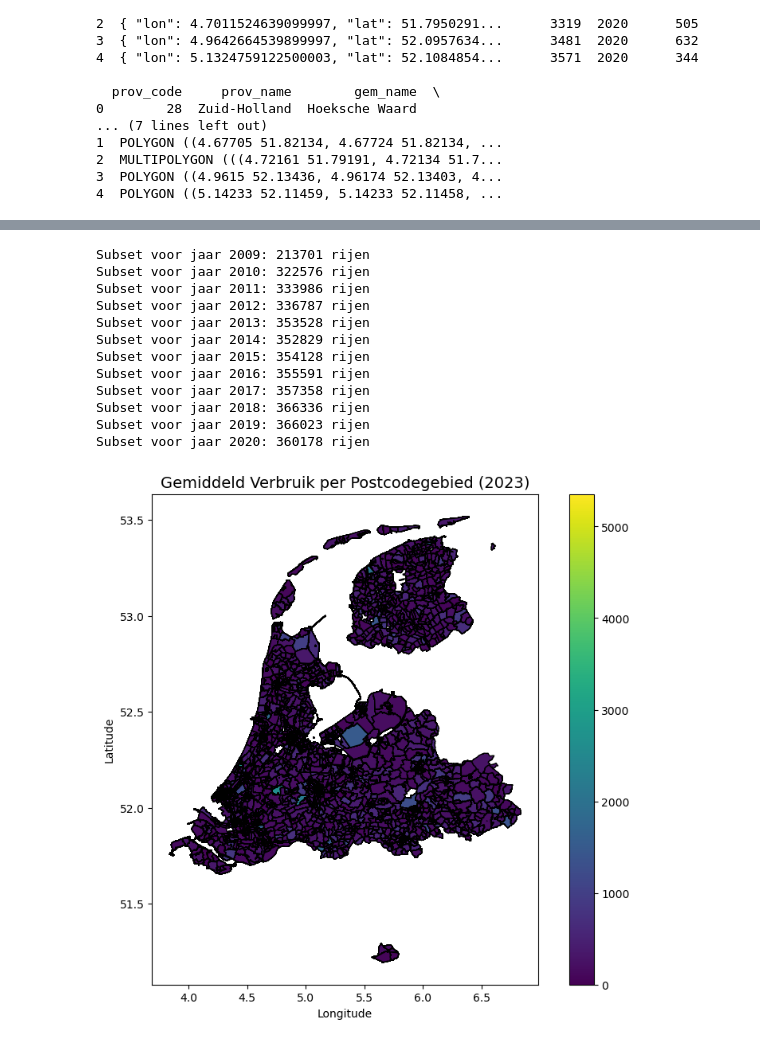
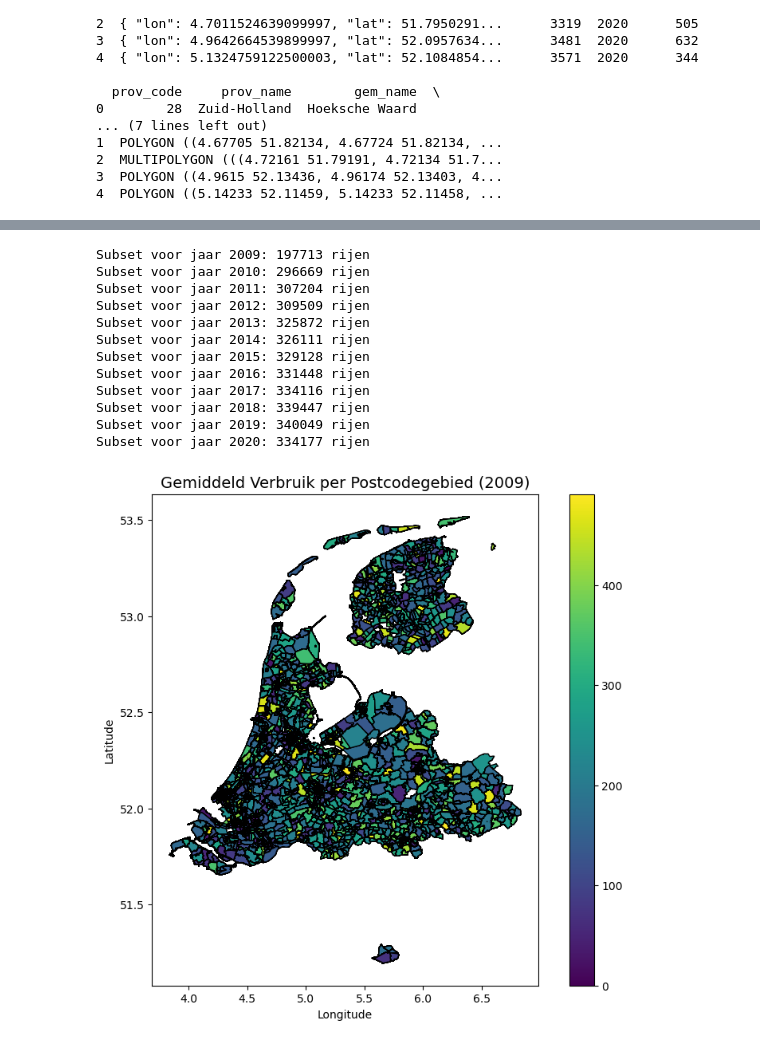
Before and after one commit to DeskThom/DE2024_ass2, a Jupyter notebook: batch/Code Batch PipeLine.ipynb, the cells around one changed output, grey strips where cells are left out. Cells and saved outputs as stored; diff of their text form; code cells hidden in the pictures.

Commit message:
Update Outliers Control Batch pipeline

```diff
--- a/batch/Code Batch PipeLine.ipynb
+++ b/batch/Code Batch PipeLine.ipynb
@@ -177,3 +177,17 @@ print(aggregated_df.head())
 2          535.312500
 3          502.647059
 4          533.176471
+# %%
+#### Outlier Removal ####
+
+Q1 = aggregated_df['gemiddeld_verbruik'].quantile(0.25)
+Q3 = aggregated_df['gemiddeld_verbruik'].quantile(0.75)
+IQR = Q3 - Q1
+
+lower_bound = Q1 - 1.5 * IQR
+upper_bound = Q3 + 1.5 * IQR
+
+aggregated_df = aggregated_df[(aggregated_df['gemiddeld_verbruik'] >= lower_bound) &
+                            (aggregated_df['gemiddeld_verbruik'] <= upper_bound)]
+
+print(aggregated_df.head())
@@ -275,16 +303,16 @@ subsets_per_year = {year: df for year, df in merged.groupby('jaar')}
 for year, subset in subsets_per_year.items():
     print(f"Subset voor jaar {year}: {len(subset)} rijen")
 # %% [output]
-Subset voor jaar 2009: 213701 rijen
-Subset voor jaar 2010: 322576 rijen
-Subset voor jaar 2011: 333986 rijen
-Subset voor jaar 2012: 336787 rijen
-Subset voor jaar 2013: 353528 rijen
-Subset voor jaar 2014: 352829 rijen
-Subset voor jaar 2015: 354128 rijen
-Subset voor jaar 2016: 355591 rijen
-Subset voor jaar 2017: 357358 rijen
-Subset voor jaar 2018: 366336 rijen
-Subset voor jaar 2019: 366023 rijen
-Subset voor jaar 2020: 360178 rijen
+Subset voor jaar 2009: 197713 rijen
+Subset voor jaar 2010: 296669 rijen
+Subset voor jaar 2011: 307204 rijen
+Subset voor jaar 2012: 309509 rijen
+Subset voor jaar 2013: 325872 rijen
+Subset voor jaar 2014: 326111 rijen
+Subset voor jaar 2015: 329128 rijen
+Subset voor jaar 2016: 331448 rijen
+Subset voor jaar 2017: 334116 rijen
+Subset voor jaar 2018: 339447 rijen
+Subset voor jaar 2019: 340049 rijen
+Subset voor jaar 2020: 334177 rijen
 # %%
@@ -292,32 +320,28 @@ Subset voor jaar 2020: 360178 rijen
 
 # for year, subset in subsets_per_year.items():
 #     subset.to_csv(f"processed_data_{year}.csv", index=False)
+# %%
+#### Visualisatie ####
+# Kies te verwerken jaar
+
+jaar = 2009
 # %%
-import geopandas as gpd
-import matplotlib.pyplot as plt
-
-# Filter data voor een specifiek jaar
-data_for_year = merged[merged['jaar'] == 2009 ]
-
-# Zorg dat het een GeoDataFrame is
+data_for_year = merged[merged['jaar'] == jaar ]
 gdf = gpd.GeoDataFrame(data_for_year, geometry='geometry')
 
-# Plot de geometrieën met kleuren op basis van 'gemiddeld_verbruik'
 fig, ax = plt.subplots(1, 1, figsize=(10, 8))
 gdf.plot(
-    column='gemiddeld_verbruik',  # De kolom waarop de kleur gebaseerd wordt
-    cmap='viridis',              # Kleurenschaal (je kunt andere proberen zoals 'plasma', 'coolwarm')
-    legend=True,                 # Voeg een legenda toe
-    ax=ax,                       # Gebruik de huidige plot-as
-    edgecolor='black'            # Zet polygon-randen op zwart voor betere zichtbaarheid
+    column='gemiddeld_verbruik',
+    cmap='viridis',
+    legend=True,
+    ax=ax,
+    edgecolor='black'
 )
 
-# Voeg titels en labels toe
-plt.title("Gemiddeld Verbruik per Postcodegebied (2023)", fontsize=14)
+plt.title(f"Gemiddeld Verbruik per Postcodegebied ({jaar})", fontsize=14)
 plt.xlabel("Longitude")
 plt.ylabel("Latitude")
 
-# Toon de kaart
 plt.show()
 # %% [output]
-[figure, old version]
+[figure, new version]
```
Also changed, not shown: parts of 6 cells of this notebook.
